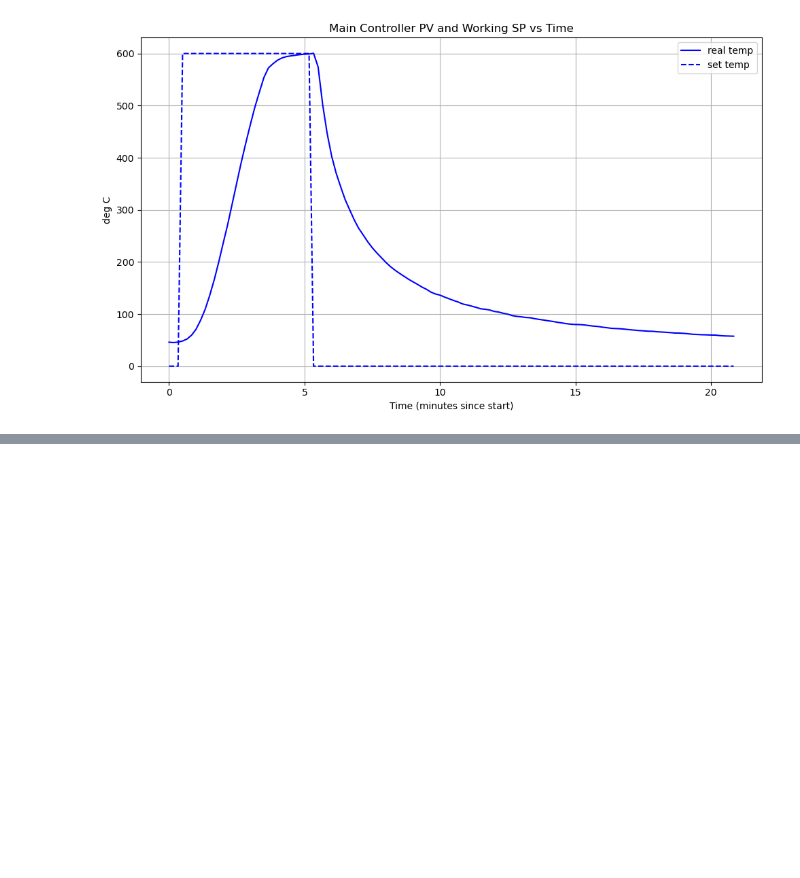
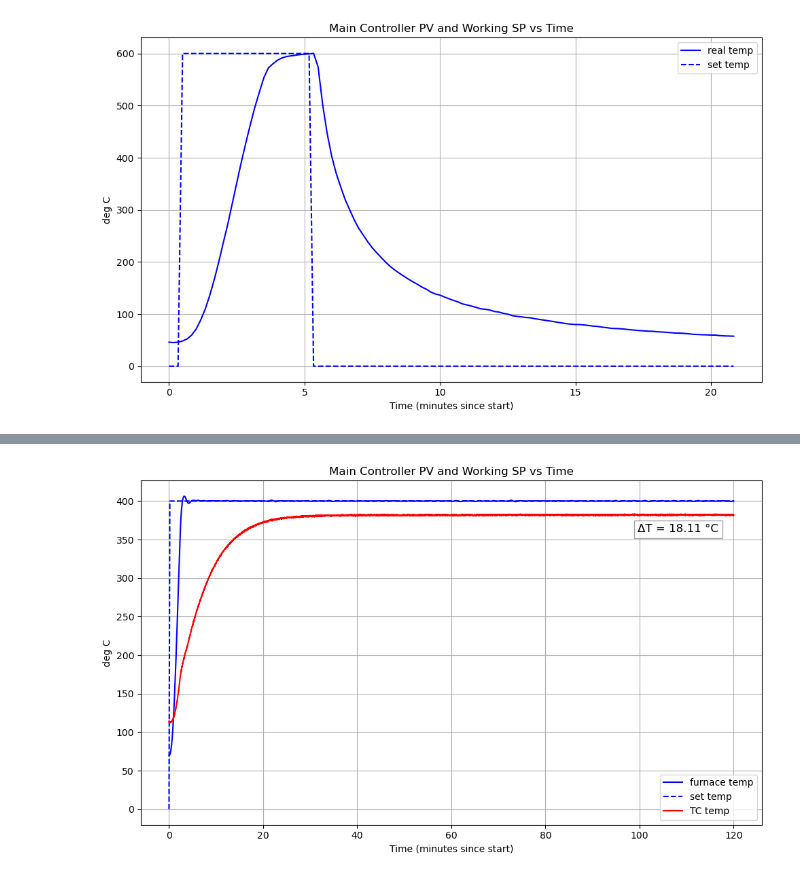
Before and after one commit to WeaverC20/SHIELDDataProcessing, a Jupyter notebook: PlotFurnaceData.ipynb, the cells around one changed output, grey strips where cells are left out. Cells and saved outputs as stored; diff of their text form; code cells hidden in the pictures; blank space fills up the shorter version.

```diff
--- a/PlotFurnaceData.ipynb
+++ b/PlotFurnaceData.ipynb
@@ -26,11 +30,15 @@ df1['Time'] = pd.to_datetime(df1['Time'], format='%H:%M:%S').dt.time
 df2['Time'] = pd.to_datetime(df2['Time'], format='%H:%M:%S').dt.time
 df3['Time'] = pd.to_datetime(df3['Time'], format='%H:%M:%S').dt.time
 df4['Time'] = pd.to_datetime(df4['Time'], format='%H:%M:%S').dt.time
+df5['Time'] = pd.to_datetime(df5['Time'], format='%H:%M:%S').dt.time
+df6['Time'] = pd.to_datetime(df6['Time'], format='%H:%M:%S').dt.time
 
 time_minutes1 = seconds_to_mins(df1)
 time_minutes2 = seconds_to_mins(df2)
 time_minutes3 = seconds_to_mins(df3)
 time_minutes4 = seconds_to_mins(df4)
+time_minutes5 = seconds_to_mins(df5)
+time_minutes6 = seconds_to_mins(df6)
 # %%
 # Plot
 plt.figure(figsize=(10, 6))
@@ -96,0 +133,27 @@ plt.show()
+# %%
+# Plot
+plt.figure(figsize=(10, 6))
+plt.plot(time_minutes5, df5['Main_Controller_PV'], color='blue', linestyle='-', label='furnace temp')
+plt.plot(time_minutes5, df5['Main_Controller_Working_SP'], color='blue', linestyle='--', label='set temp')
+plt.plot(t_TC5/60, TC_temp_C5, color='red', linestyle='-', label='TC temp')
+
+delta_T = abs(np.mean(TC_temp_C5[int(len(TC_temp_C5)/4):]) - df5['Main_Controller_PV'].iloc[-1])
+
+plt.text(
+    0.80, 0.85,
+    f"ΔT = {delta_T:.2f} °C",
+    transform=plt.gca().transAxes,
+    fontsize=12,
+    color='black',
+    bbox=dict(facecolor='white', alpha=0.7, edgecolor='gray')
+)
+
+plt.xlabel('Time (minutes since start)')
+plt.ylabel('deg C')
+plt.title('Main Controller PV and Working SP vs Time')
+plt.legend()
+plt.grid(True)
+plt.tight_layout()
+plt.show()
+# %% [output]
+[figure, added]
```
Also changed, not shown: parts of 4 cells of this notebook, 7 other files.
